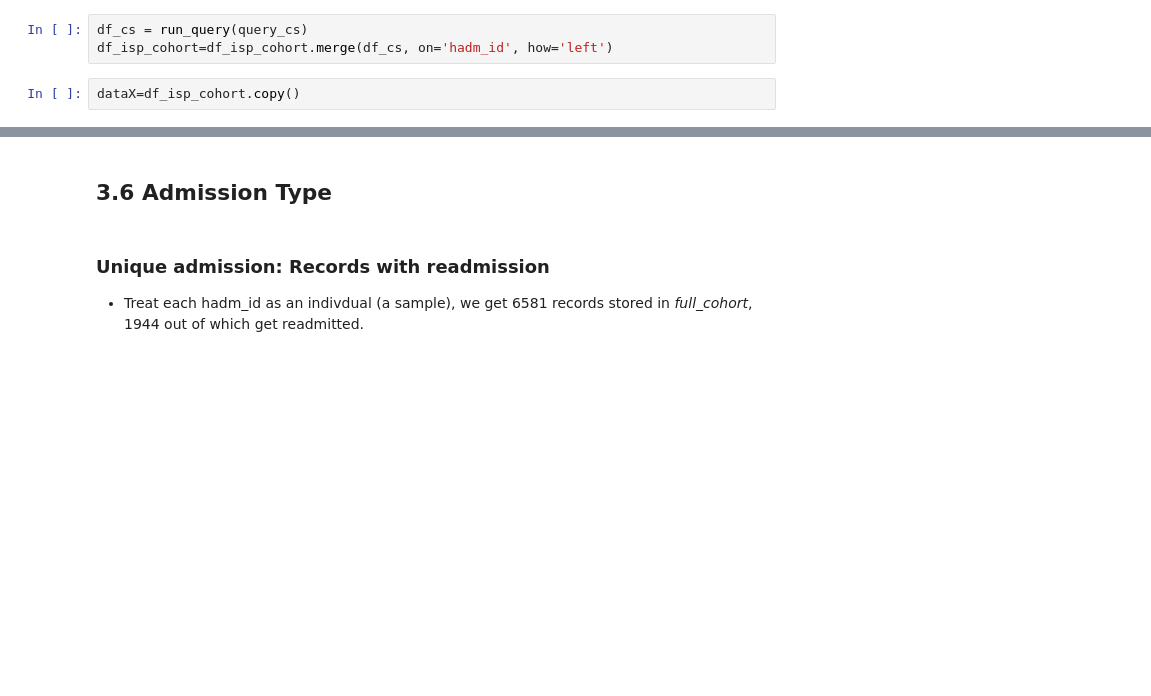
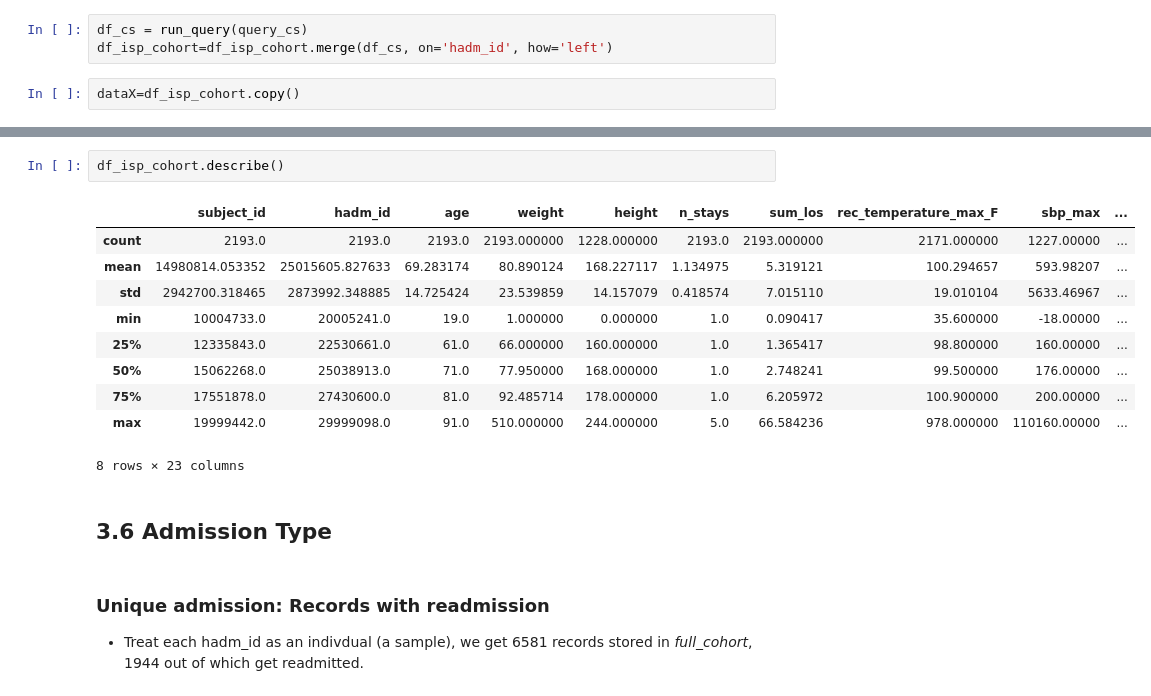
Before and after one commit to tsarathi/comp90089, a Jupyter notebook: comp90089.ipynb, the cells around one changed output, grey strips where cells are left out. Drawn from its saved outputs; the diff is of its cells as text; blank space fills up the shorter version.

```diff
--- a/comp90089.ipynb
+++ b/comp90089.ipynb
@@ -586,3 +624,16 @@ dataX=df_isp_cohort.copy()
+# %%
+df_isp_cohort.describe()
+# %% [output]
+|  | subject_id | hadm_id | age | weight | height | n_stays | sum_los | rec_temperature_max_F | sbp_max | ... |
+| count | 2193.0 | 2193.0 | 2193.0 | 2193.000000 | 1228.000000 | 2193.0 | 2193.000000 | 2171.000000 | 1227.00000 | ... |
+| mean | 14980814.053352 | 25015605.827633 | 69.283174 | 80.890124 | 168.227117 | 1.134975 | 5.319121 | 100.294657 | 593.98207 | ... |
+| std | 2942700.318465 | 2873992.348885 | 14.725424 | 23.539859 | 14.157079 | 0.418574 | 7.015110 | 19.010104 | 5633.46967 | ... |
+| min | 10004733.0 | 20005241.0 | 19.0 | 1.000000 | 0.000000 | 1.0 | 0.090417 | 35.600000 | -18.00000 | ... |
+| 25% | 12335843.0 | 22530661.0 | 61.0 | 66.000000 | 160.000000 | 1.0 | 1.365417 | 98.800000 | 160.00000 | ... |
+| 50% | 15062268.0 | 25038913.0 | 71.0 | 77.950000 | 168.000000 | 1.0 | 2.748241 | 99.500000 | 176.00000 | ... |
+| 75% | 17551878.0 | 27430600.0 | 81.0 | 92.485714 | 178.000000 | 1.0 | 6.205972 | 100.900000 | 200.00000 | ... |
+| max | 19999442.0 | 29999098.0 | 91.0 | 510.000000 | 244.000000 | 5.0 | 66.584236 | 978.000000 | 110160.00000 | ... |
+8 rows × 23 columns
 # %% [markdown]
 ## 3.6 Admission Type
 # %% [markdown]
```
Also changed, not shown: parts of 11 cells of this notebook.
